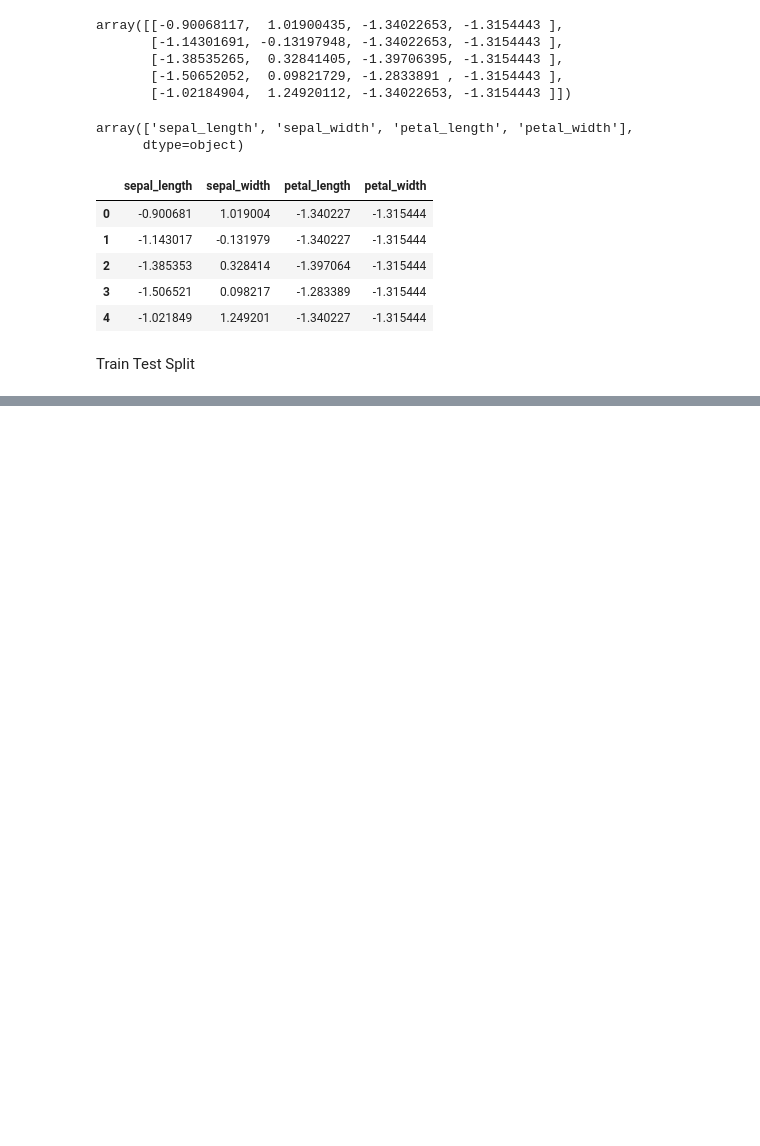
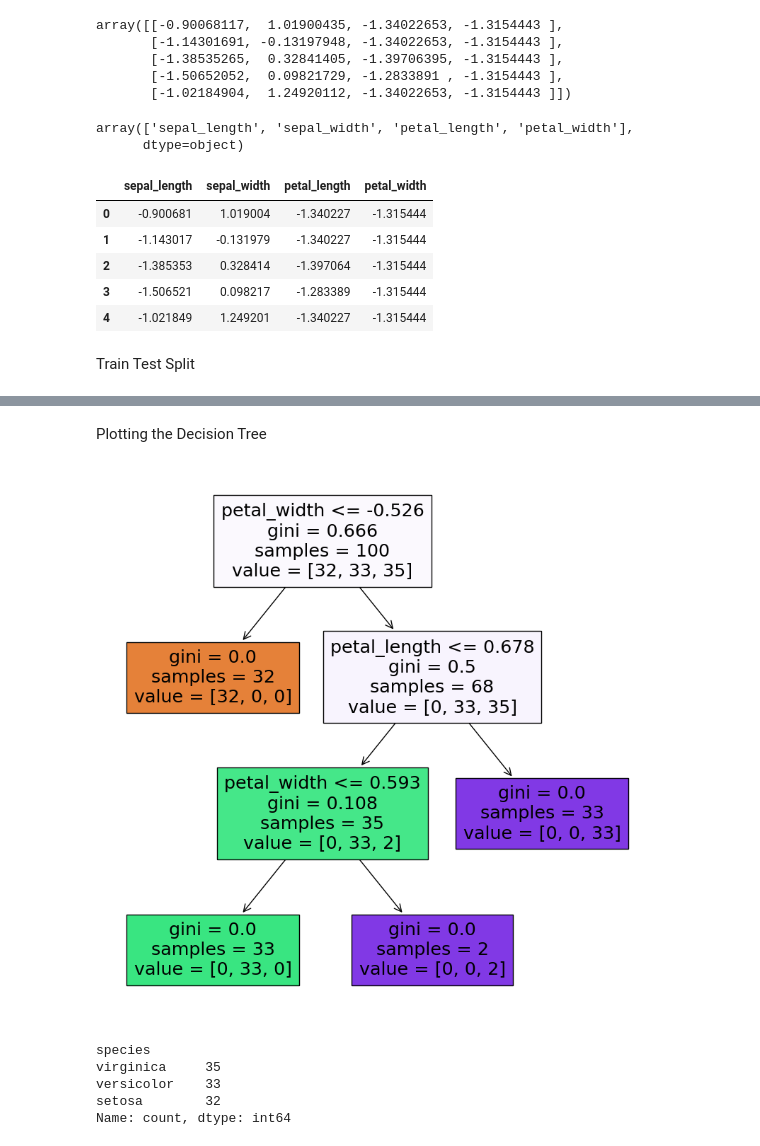
Before and after one commit to Heena276/VSCode, a Jupyter notebook: Decision Tree Classification/Decisiontreeclassification.ipynb, the cells around one changed output, grey strips where cells are left out. Saved outputs shown, nothing was run; the diff lists cells and outputs as text; code cells hidden in the pictures; blank space fills up the shorter version.

```diff
--- a/Decision Tree Classification/Decisiontreeclassification.ipynb
+++ b/Decision Tree Classification/Decisiontreeclassification.ipynb
@@ -119,0 +135,3 @@ Train Test Split
+# %%
+model = DecisionTreeClassifier(max_depth=1, min_samples_split=5, min_samples_leaf=3, criterion='entropy')
+model.fit(xtrain, ytrain)
@@ -119,0 +242,18 @@ Train Test Split
+# %% [markdown]
+Plotting the Decision Tree
+# %%
+import matplotlib.pyplot as plt
+from sklearn.tree import plot_tree
+plt.figure(figsize=(10,10))
+plot_tree(best_dtc, feature_names=list(xtrain.columns), filled=True)
+plt.show()
+# %% [output]
+[figure, added]
+# %%
+ytrain.value_counts()
+# %% [output]
+species
+virginica     35
+versicolor    33
+setosa        32
+Name: count, dtype: int64
```
Also changed, not shown: parts of 42 cells of this notebook.
